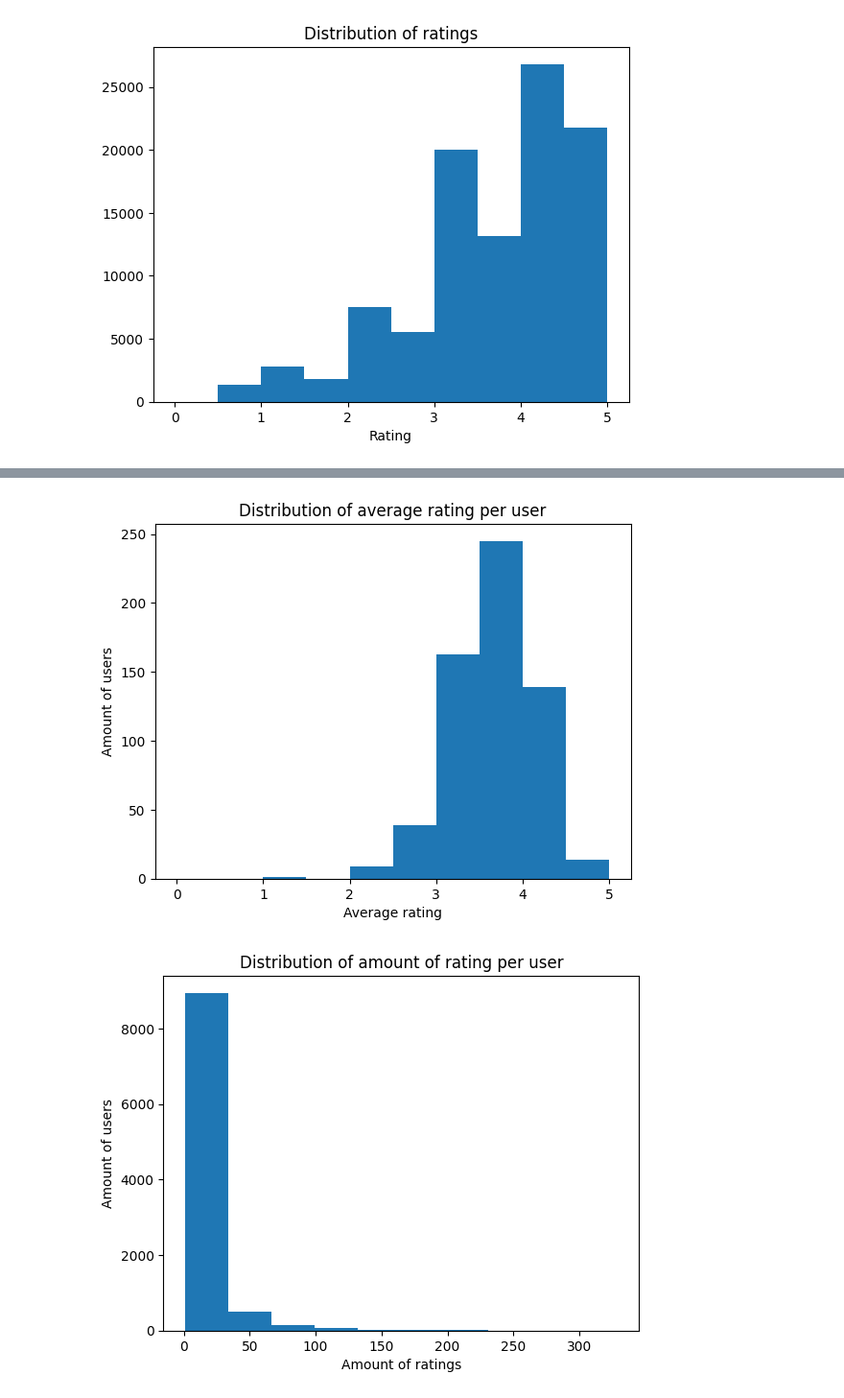
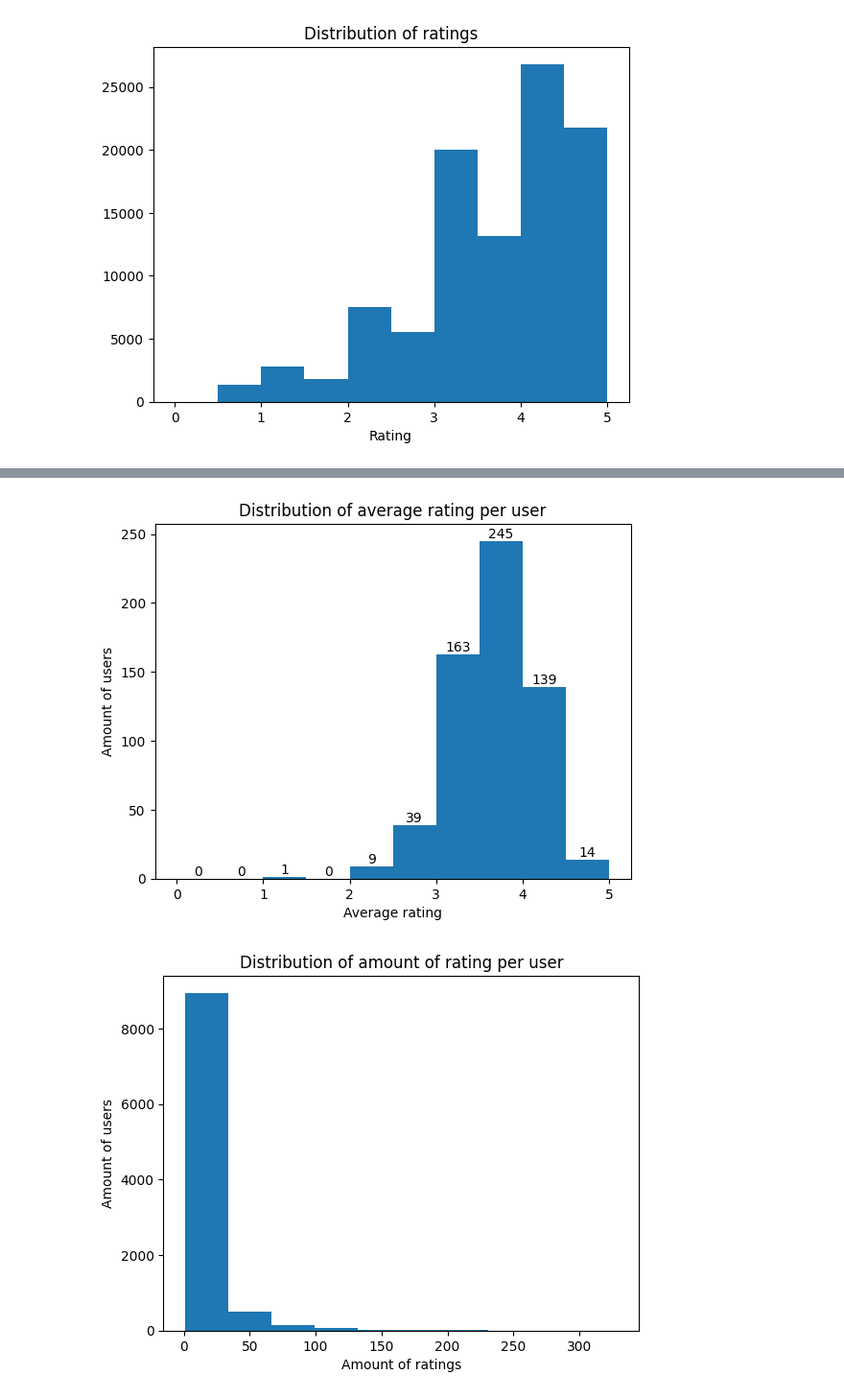
Before and after one commit to IkkiVD/MovieRS, a Jupyter notebook: baptiste.ipynb, the cells around one changed output, grey strips where cells are left out. Shown at 96% size. Cells and saved outputs as stored; diff of their text form; code cells hidden in the pictures.

```diff
--- a/baptiste.ipynb
+++ b/baptiste.ipynb
@@ -35,9 +37,13 @@ plt.show()
 # %% [output]
 [figure]
 # %%
-plt.hist(ratings.groupby("movieId")["rating"].mean(), bins=[0, 0.5, 1, 1.5, 2, 2.5, 3, 3.5, 4, 4.5, 5])
+avg_ratings = ratings.groupby("movieId")["rating"].mean()
+counts, bins, patches = plt.hist(avg_ratings, bins=[0, 0.5, 1, 1.5, 2, 2.5, 3, 3.5, 4, 4.5, 5])
 plt.title("Distribution of average rating per movie")
 plt.xlabel("Average rating")
 plt.ylabel("Amount of movies")
+
+for count, bin_left, bin_right in zip(counts, bins[:-1], bins[1:]):
+    plt.text((bin_left + bin_right) / 2, count, int(count), ha='center', va='bottom')
 plt.show()
 # %% [output]
@@ -45,11 +51,15 @@ plt.show()
 # %%
-plt.hist(ratings.groupby("userId")["rating"].mean(), bins=[0, 0.5, 1, 1.5, 2, 2.5, 3, 3.5, 4, 4.5, 5])
+avg_ratings_user = ratings.groupby("userId")["rating"].mean()
+counts, bins, patches = plt.hist(avg_ratings_user, bins=[0, 0.5, 1, 1.5, 2, 2.5, 3, 3.5, 4, 4.5, 5])
 plt.title("Distribution of average rating per user")
 plt.xlabel("Average rating")
 plt.ylabel("Amount of users")
+
+for count, bin_left, bin_right in zip(counts, bins[:-1], bins[1:]):
+    plt.text((bin_left + bin_right) / 2, count, int(count), ha='center', va='bottom')
 plt.show()
 # %% [output]
-[figure, old version]
+[figure, new version]
 # %%
 plt.hist(ratings.groupby("movieId")["rating"].count())
 plt.title("Distribution of amount of rating per user")
```
Also changed, not shown: parts of 5 cells of this notebook.
